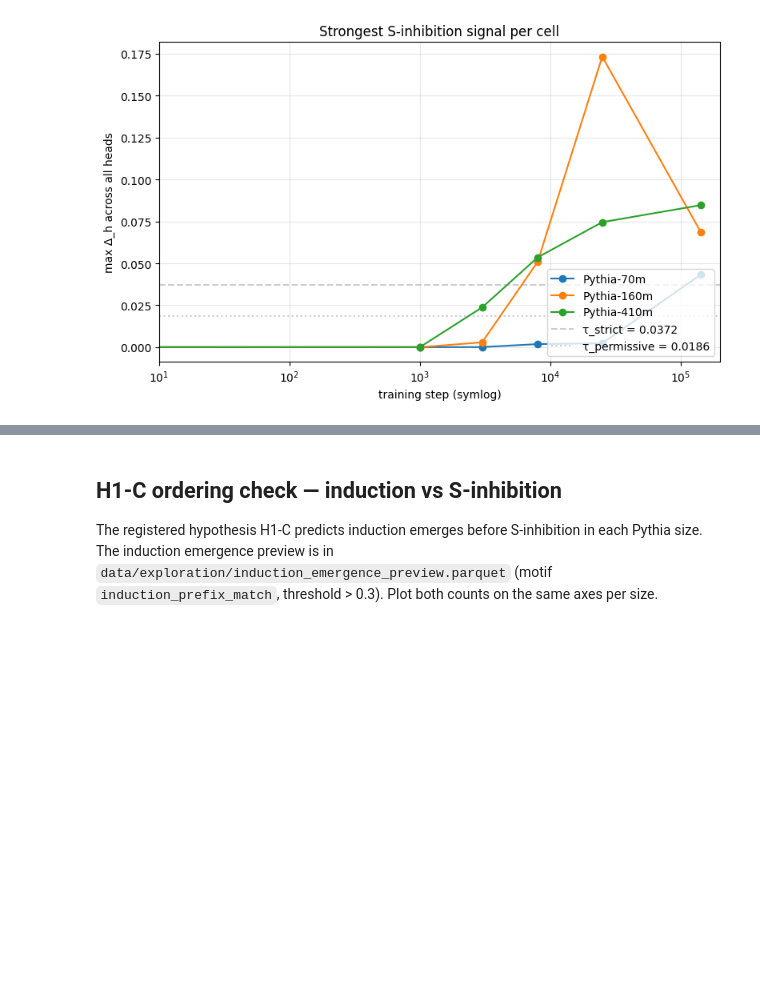
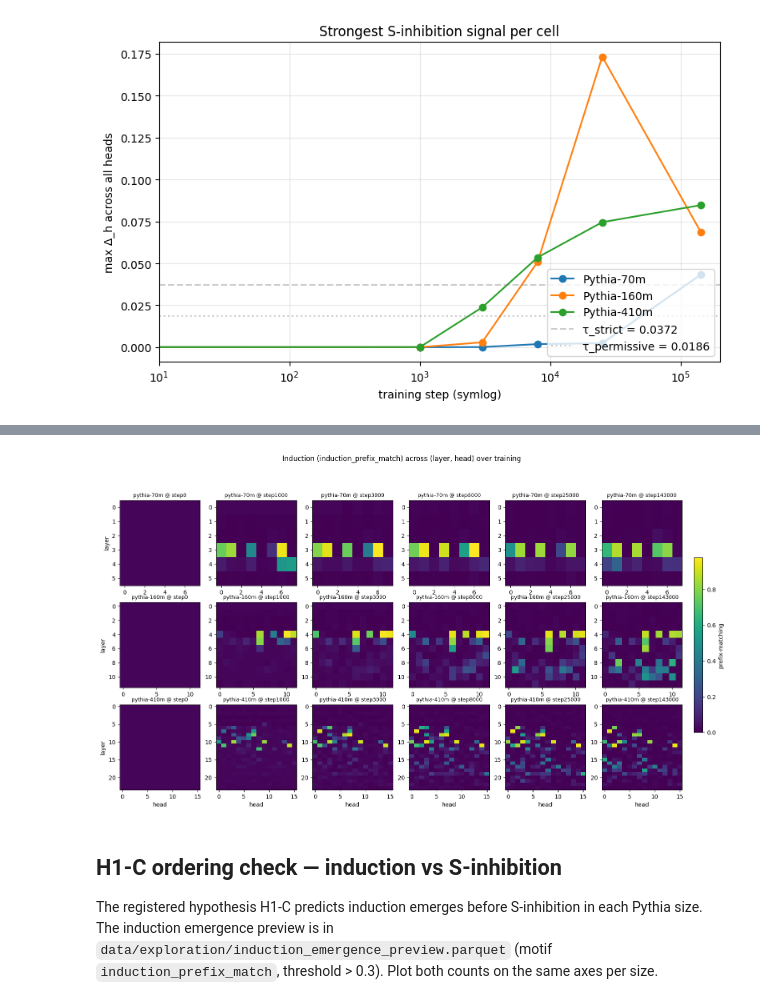
Before and after one commit to cam-berger/pythia-motif-emergence, a Jupyter notebook: notebooks/s_inhibition_emergence_exploration.ipynb, the cells around one changed output, grey strips where cells are left out. Drawn from its saved outputs; the diff is of its cells as text; code cells hidden in the pictures; blank space fills up the shorter version.

```diff
--- a/notebooks/s_inhibition_emergence_exploration.ipynb
+++ b/notebooks/s_inhibition_emergence_exploration.ipynb
@@ -159,3 +198,39 @@ plt.show()
+# %%
+ind_path = REPO / 'data' / 'exploration' / 'induction_emergence_preview.parquet'
+if not ind_path.exists():
+    print(f'Induction parquet not found at {ind_path}; skipping reference grid.')
+else:
+    df_ind = read_long(ind_path)
+    ind_motif = df_ind['motif'].iloc[0]
+    ind_vmax = float(df_ind['score'].max())
+    fig, axes = plt.subplots(
+        nrows=len(SIZES), ncols=len(STEPS),
+        figsize=(3 * len(STEPS), 3 * len(SIZES)),
+    )
+    for row, size in enumerate(SIZES):
+        for col, step in enumerate(STEPS):
+            ax = axes[row][col]
+            sub = df_ind[(df_ind['size'] == size) & (df_ind['step'] == step)]
+            if sub.empty:
+                ax.set_visible(False)
+                continue
+            n_layers = int(sub['layer'].max() + 1)
+            n_heads = int(sub['head'].max() + 1)
+            grid = np.zeros((n_layers, n_heads))
+            for _, r in sub.iterrows():
+                grid[int(r['layer']), int(r['head'])] = r['score']
+            im = ax.imshow(grid, vmin=0, vmax=ind_vmax,
+                           cmap='viridis', aspect='auto')
+            ax.set_title(f'pythia-{size} @ step{step}', fontsize=9)
+            if col == 0:
+                ax.set_ylabel('layer')
+            if row == len(SIZES) - 1:
+                ax.set_xlabel('head')
+    fig.suptitle(f'Induction ({ind_motif}) across (layer, head) over training', y=1.0)
+    fig.colorbar(im, ax=axes, fraction=0.015, pad=0.02, label='prefix-matching')
+    plt.show()
+# %% [output]
+[figure, added]
 # %% [markdown]
 ## H1-C ordering check — induction vs S-inhibition
 
```
Also changed, not shown: parts of 9 cells of this notebook, 1 other file.
